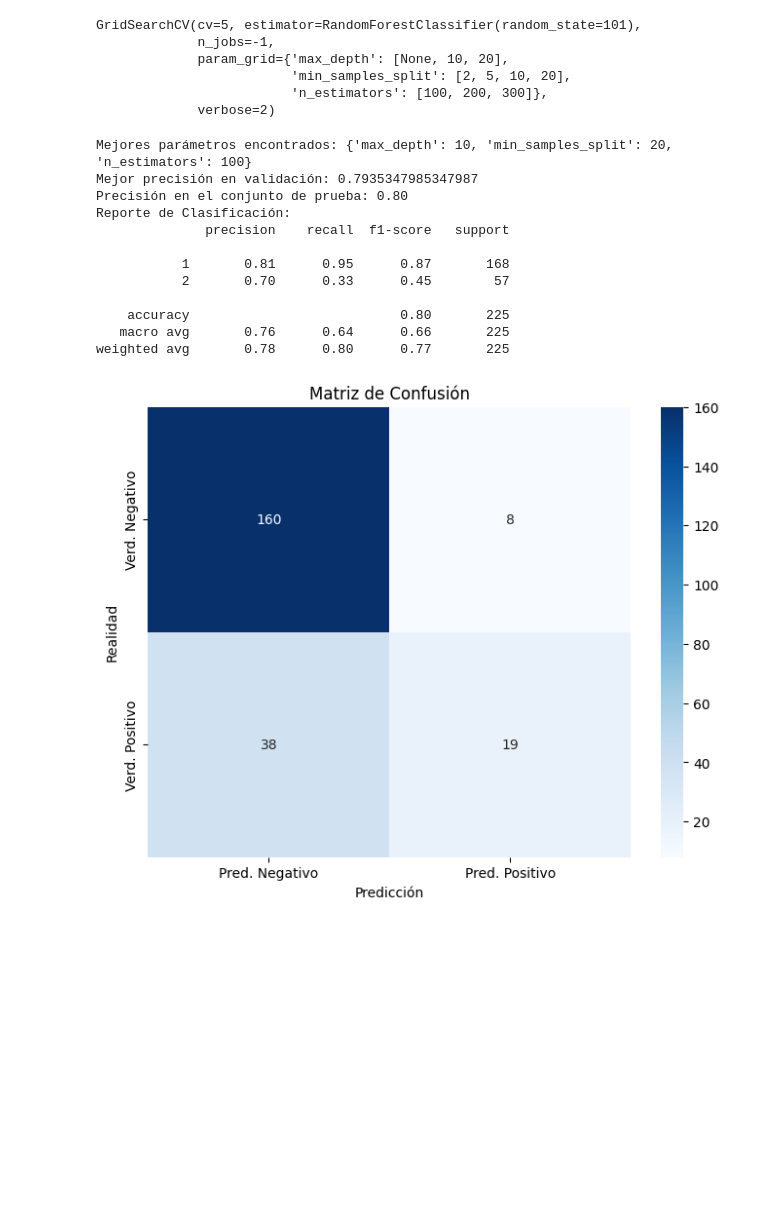
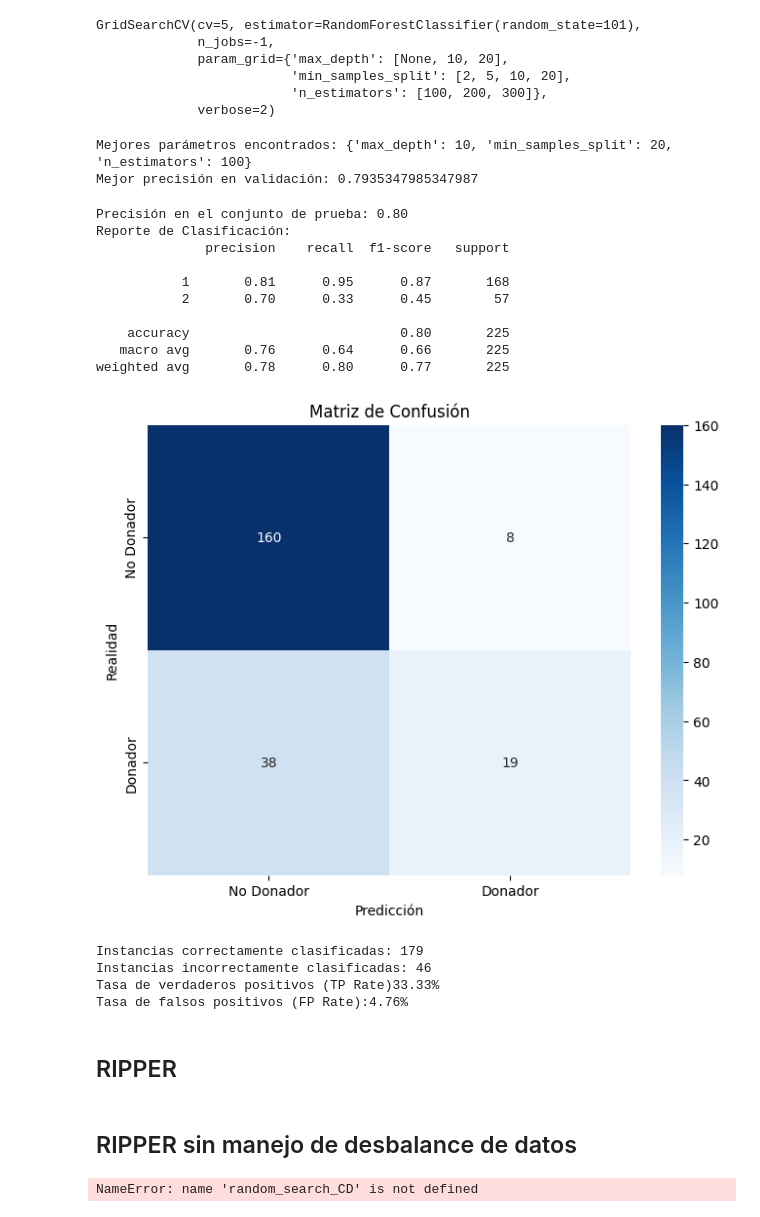
Before and after one commit to juanjacevedo/Lab_3_Decision_Tree, a Jupyter notebook: Actividad.ipynb, the cells around one changed output. Cells and saved outputs as stored; diff of their text form; code cells hidden in the pictures; blank space fills up the shorter version.

Commit message:
Agregación de modelo RIPPER

```diff
--- a/Actividad.ipynb
+++ b/Actividad.ipynb
@@ -638,11 +642,14 @@ GridSearchCV(cv=5, estimator=RandomForestClassifier(random_state=101),
                          'min_samples_split': [2, 5, 10, 20],
                          'n_estimators': [100, 200, 300]},
              verbose=2)
+# %%
+# Evaluar el Mejor Modelo
+print("Mejores parámetros encontrados:", grid_search.best_params_)
+print("Mejor precisión en validación:", grid_search.best_score_)
+# %% [output]
+Mejores parámetros encontrados: {'max_depth': 10, 'min_samples_split': 20, 'n_estimators': 100}
+Mejor precisión en validación: 0.7935347985347987
 # %%
-# Evaluar el Mejor Modelo
-print("Mejores parámetros encontrados:", grid_search.best_params_)
-print("Mejor precisión en validación:", grid_search.best_score_)
-
 # Predecir con el mejor modelo
 best_model = grid_search.best_estimator_
 Y_pred = best_model.predict(X_test)
@@ -651,8 +658,6 @@ print(f"Precisión en el conjunto de prueba: {accuracy:.2f}")
 print("Reporte de Clasificación:")
 print(classification_report(Y_test, Y_pred))
 # %% [output]
-Mejores parámetros encontrados: {'max_depth': 10, 'min_samples_split': 20, 'n_estimators': 100}
-Mejor precisión en validación: 0.7935347985347987
 Precisión en el conjunto de prueba: 0.80
 Reporte de Clasificación:
               precision    recall  f1-score   support
@@ -664,21 +669,49 @@ Reporte de Clasificación:
    macro avg       0.76      0.64      0.66       225
 weighted avg       0.78      0.80      0.77       225
 # %%
-# Asumimos que ya tienes Y_test y Y_pred
+# Matriz de confusión
 cm = confusion_matrix(Y_test, Y_pred)
 
 # Crear una figura y un eje
 plt.figure(figsize=(8, 6))
 
 # Crear un mapa de calor
-sns.heatmap(cm, annot=True, fmt='d', cmap='Blues', xticklabels=['Pred. Negativo', 'Pred. Positivo'], yticklabels=['Verd. Negativo', 'Verd. Positivo'])
+sns.heatmap(cm, annot=True, fmt='d', cmap='Blues', xticklabels=['No Donador', 'Donador'], yticklabels=['No Donador', 'Donador'])
 
 # Añadir títulos y etiquetas
 plt.title('Matriz de Confusión')
 plt.xlabel('Predicción')
 plt.ylabel('Realidad')
 
 # Mostrar la gráfica
 plt.show()
 # %% [output]
-[figure, old version]
+[figure, new version]
+# %%
+# Extraer los valores de la matriz de confusión
+TN, FP, FN, TP = cm.ravel()
+
+# Instancias correctamente clasificadas
+correctly_classified = TN + TP
+print("Instancias correctamente clasificadas:", correctly_classified)
+
+# Instancias incorrectamente clasificadas
+incorrectly_classified = FP + FN
+print("Instancias incorrectamente clasificadas:", incorrectly_classified)
+
+# Tasa de verdaderos positivos (TP Rate)
+tp_rate = TP / (TP + FN)
+print(f"Tasa de verdaderos positivos (TP Rate){round(tp_rate*100,2)}%")
+
+# Tasa de falsos positivos (FP Rate)
+fp_rate = FP / (FP + TN)
+print(f"Tasa de falsos positivos (FP Rate):{round(fp_rate*100,2)}%")
+# %% [output]
+Instancias correctamente clasificadas: 179
+Instancias incorrectamente clasificadas: 46
+Tasa de verdaderos positivos (TP Rate)33.33%
+Tasa de falsos positivos (FP Rate):4.76%
+# %% [markdown]
+## RIPPER
+# %% [markdown]
+## RIPPER sin manejo de desbalance de datos
@@ -684,0 +740,9 @@ plt.show()
+# %%
+# Evaluar el modelo
+# Evaluar el mejor modelo
+best_model_CD = random_search_CD.best_estimator_
+accuracy_CD = best_model.score(X_test_CD, y_test_CD)
+print(f'Accuracy del mejor modelo: {accuracy}')
+print("Reporte de clasificación:\n", classification_report(y_test_CD, y_test_CD))
+# %% [output]
+NameError: name 'random_search_CD' is not defined
```
Also changed, not shown: parts of 14 cells of this notebook.
